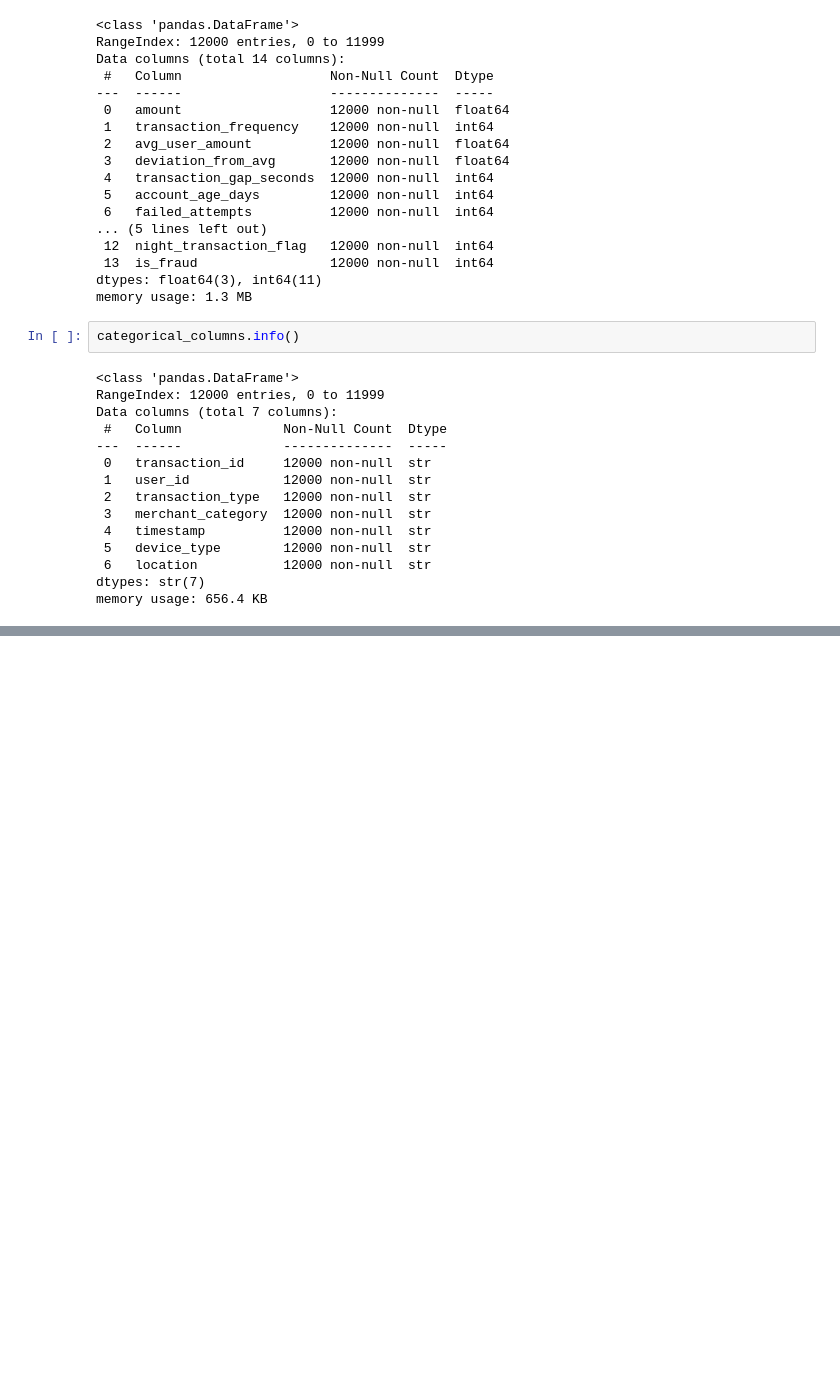
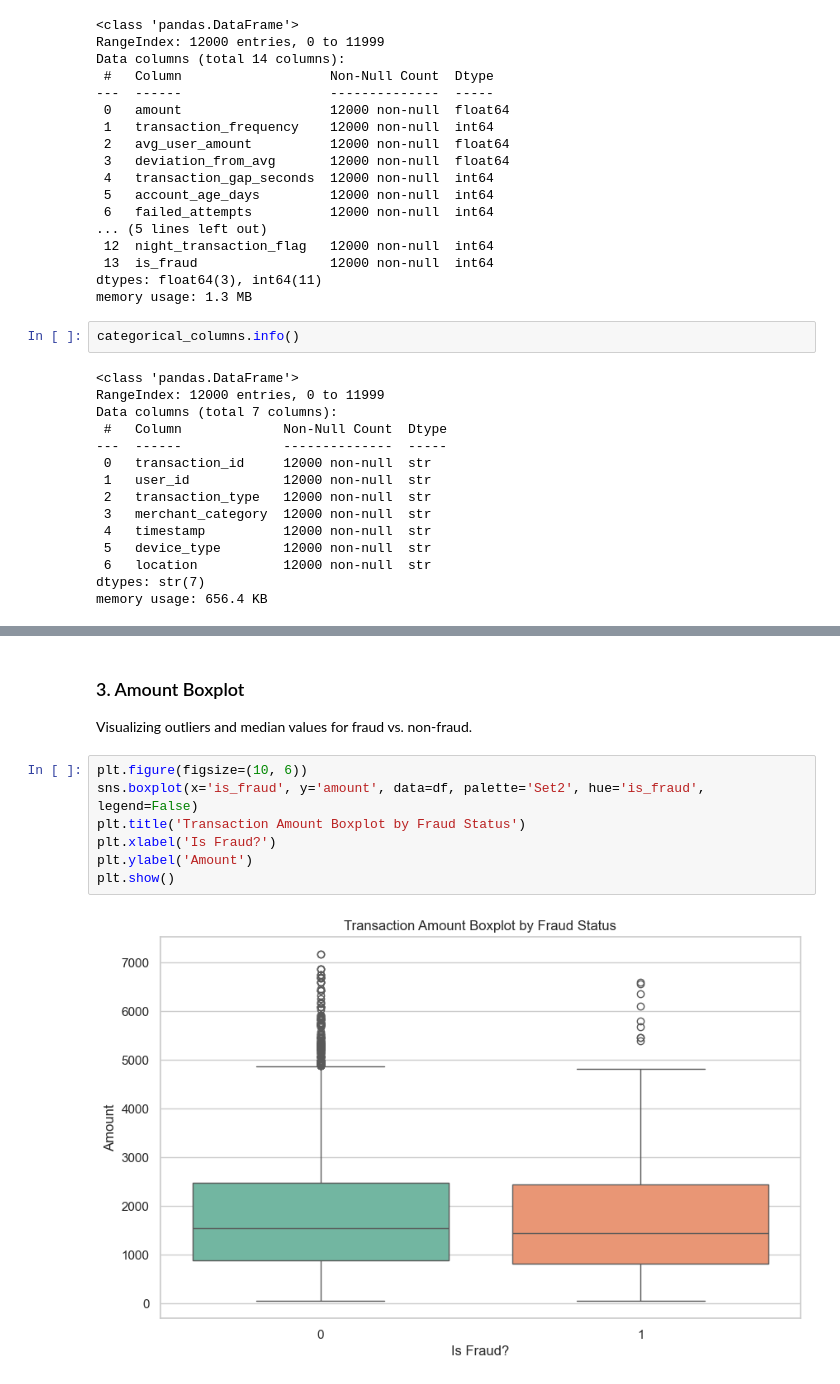
Before and after one commit to justcodez123/Financial-Fraud-Detection, a Jupyter notebook: Python Report/Data_Clean_v3.ipynb, the cells around one changed output, grey strips where cells are left out. Saved outputs shown, nothing was run; the diff lists cells and outputs as text; blank space fills up the shorter version.

```diff
--- a/Python Report/Data_Clean_v3.ipynb
+++ b/Python Report/Data_Clean_v3.ipynb
@@ -274,0 +332,12 @@ memory usage: 656.4 KB
+# %% [markdown]
+### 3. Amount Boxplot
+Visualizing outliers and median values for fraud vs. non-fraud.
+# %%
+plt.figure(figsize=(10, 6))
+sns.boxplot(x='is_fraud', y='amount', data=df, palette='Set2', hue='is_fraud', legend=False)
+plt.title('Transaction Amount Boxplot by Fraud Status')
+plt.xlabel('Is Fraud?')
+plt.ylabel('Amount')
+plt.show()
+# %% [output]
+[figure, added]
```
Also changed, not shown: parts of 21 cells of this notebook, 9 other files.
